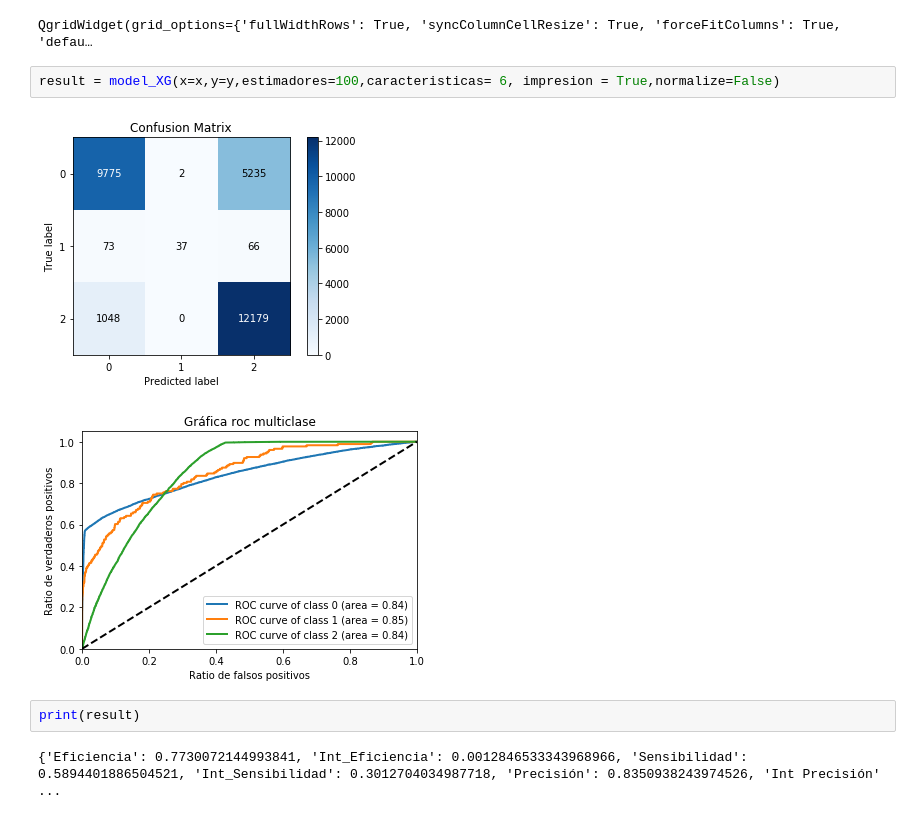
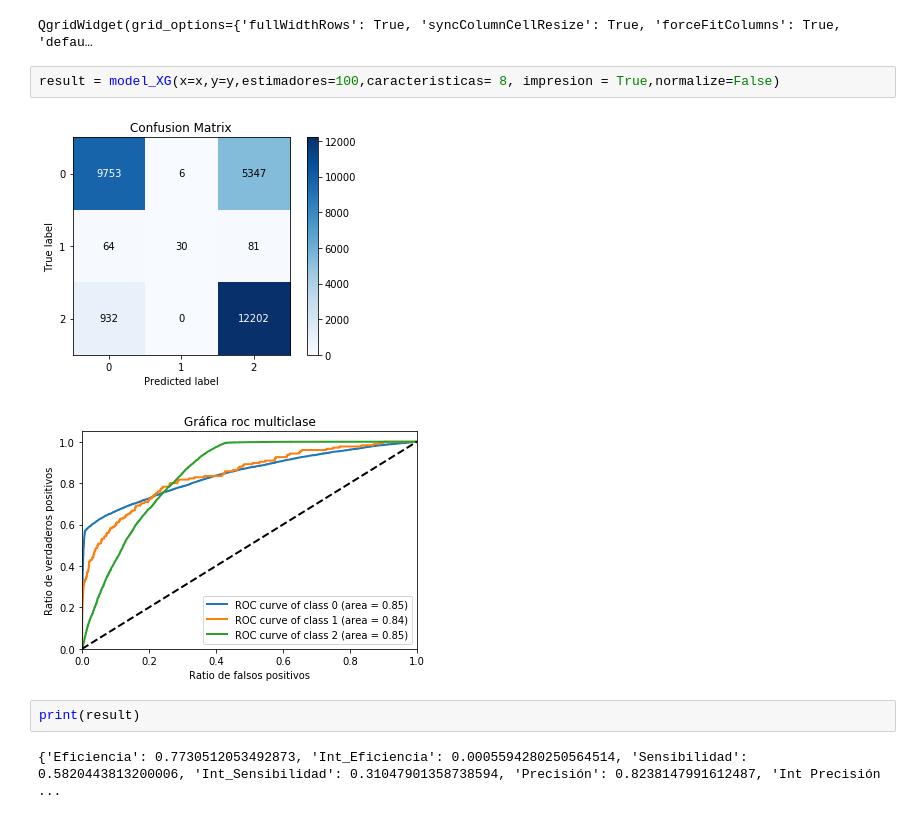
Before and after one commit to Dfriveraa/Accident-predictor, a Jupyter notebook: Models/XGboost/normal.ipynb, the cells around one changed output. Drawn from its saved outputs; the diff is of its cells as text.

```diff
--- a/Models/XGboost/normal.ipynb
+++ b/Models/XGboost/normal.ipynb
@@ -121,11 +121,11 @@ qgrid_widget
 # %% [output]
 QgridWidget(grid_options={'fullWidthRows': True, 'syncColumnCellResize': True, 'forceFitColumns': True, 'defau…
 # %%
-result = model_XG(x=x,y=y,estimadores=100,caracteristicas= 6, impresion = True,normalize=False)
+result = model_XG(x=x,y=y,estimadores=100,caracteristicas= 8, impresion = True,normalize=False)
 # %% [output]
 [figure]
-[figure, old version]
+[figure, new version]
 # %%
 print(result)
 # %% [output]
-{'Eficiencia': 0.7730072144993841, 'Int_Eficiencia': 0.0012846533343968966, 'Sensibilidad': 0.5894401886504521, 'Int_Sensibilidad': 0.3012704034987718, 'Precisión': 0.8350938243974526, 'Int Precisión' ...
+{'Eficiencia': 0.7730512053492873, 'Int_Eficiencia': 0.0005594280250564514, 'Sensibilidad': 0.5820443813200006, 'Int_Sensibilidad': 0.31047901358738594, 'Precisión': 0.8238147991612487, 'Int Precisión ...
```
Also changed, not shown: 10 other files.
